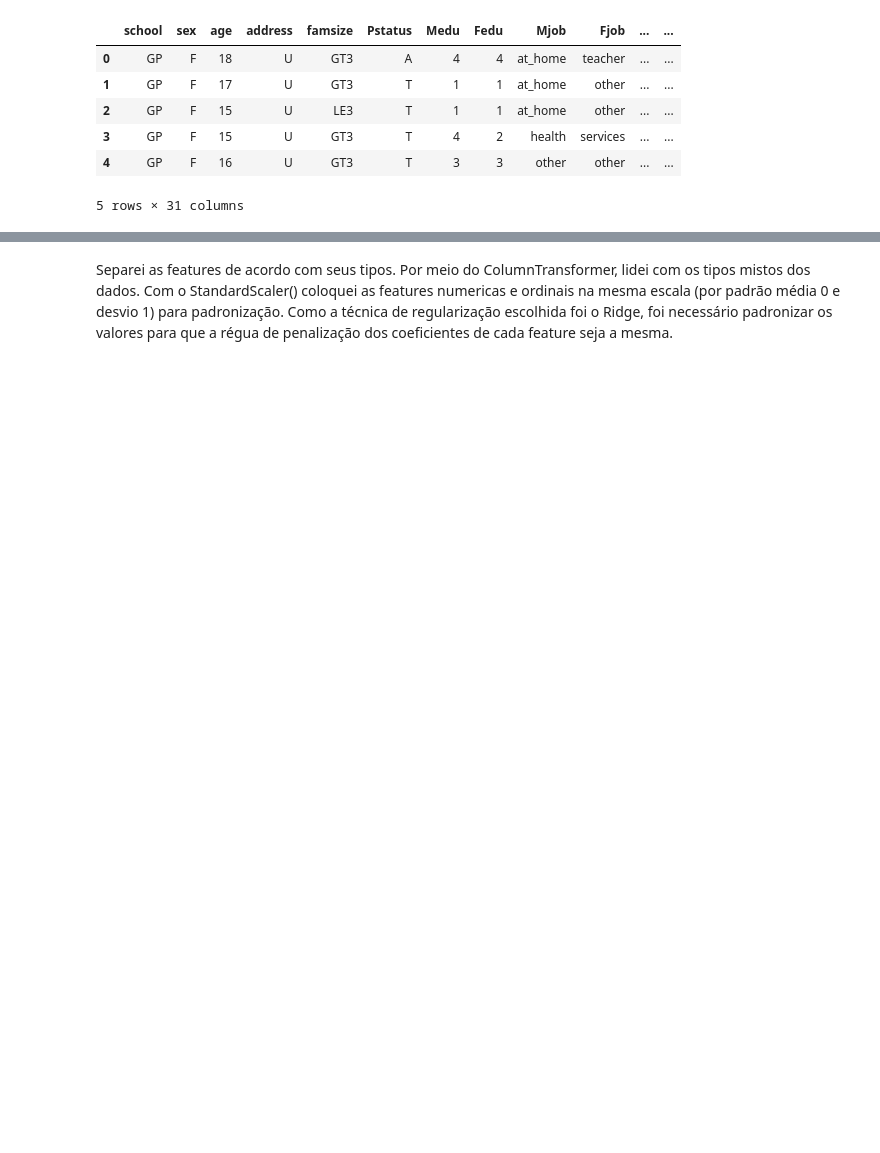
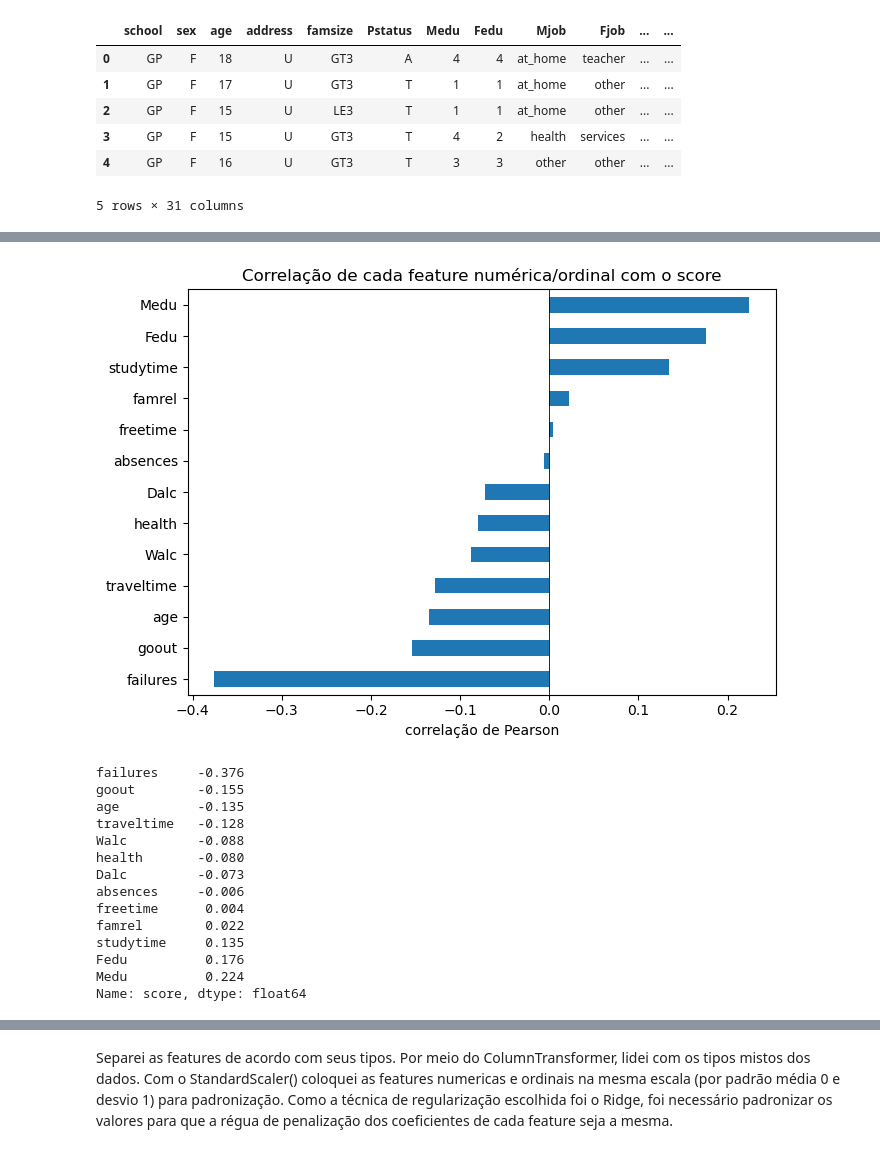
Before and after one commit to UFRJ-Analytica/ufrj-analytica-training, a Jupyter notebook: entregaveis/machine_learning/regressao/julia_vilela.ipynb, the cells around one changed output, grey strips where cells are left out. Drawn from its saved outputs; the diff is of its cells as text; code cells hidden in the pictures; blank space fills up the shorter version.

```diff
--- a/entregaveis/machine_learning/regressao/julia_vilela.ipynb
+++ b/entregaveis/machine_learning/regressao/julia_vilela.ipynb
@@ -23,0 +55,27 @@ df_train.head()
+# %%
+num_ord = ["age","absences","Medu","Fedu","traveltime","studytime","failures",
+           "famrel","freetime","goout","Dalc","Walc","health"]
+corr = df_train[num_ord + ["score"]].corr()["score"].drop("score").sort_values()
+
+plt.figure(figsize=(7,5))
+corr.plot(kind="barh")
+plt.title("Correlação de cada feature numérica/ordinal com o score")
+plt.xlabel("correlação de Pearson"); plt.axvline(0, color="black", linewidth=0.6)
+plt.tight_layout(); plt.show()
+corr.round(3)
+# %% [output]
+[figure, added]
+failures     -0.376
+goout        -0.155
+age          -0.135
+traveltime   -0.128
+Walc         -0.088
+health       -0.080
+Dalc         -0.073
+absences     -0.006
+freetime      0.004
+famrel        0.022
+studytime     0.135
+Fedu          0.176
+Medu          0.224
+Name: score, dtype: float64
```
Also changed, not shown: parts of 20 cells of this notebook.
